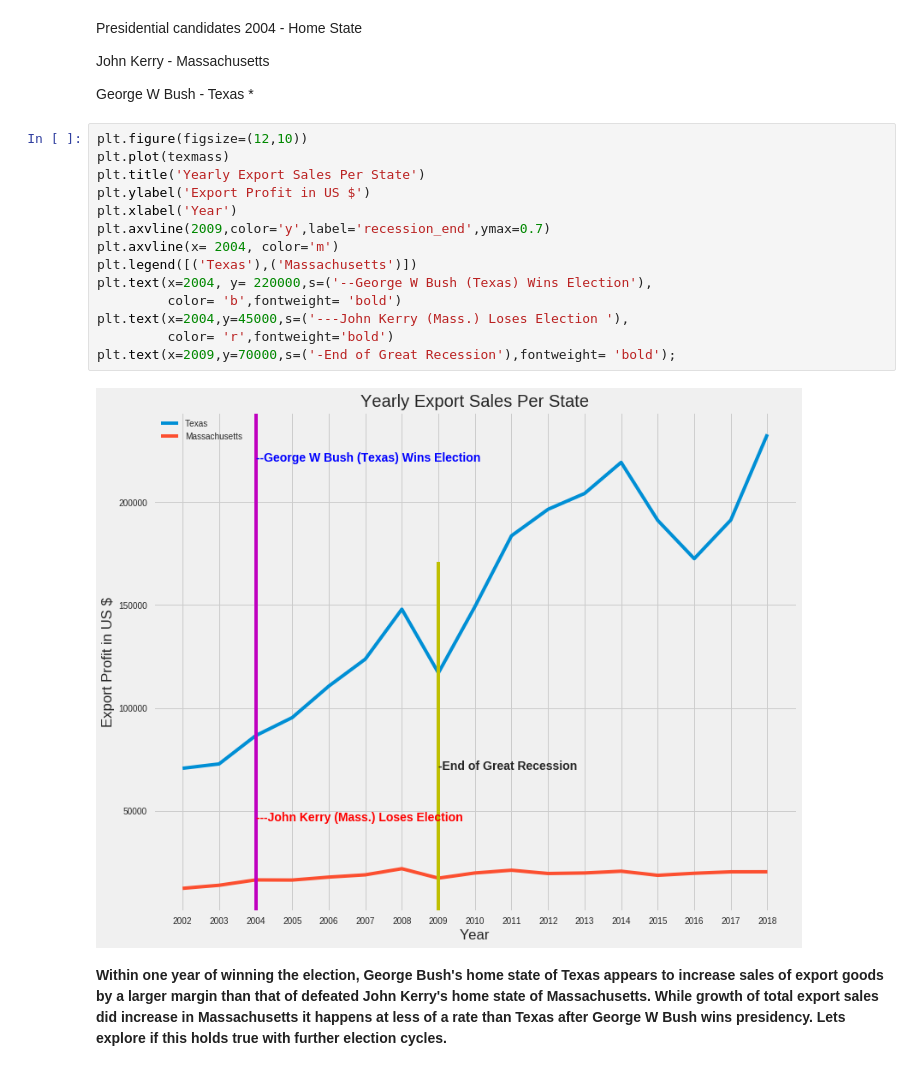
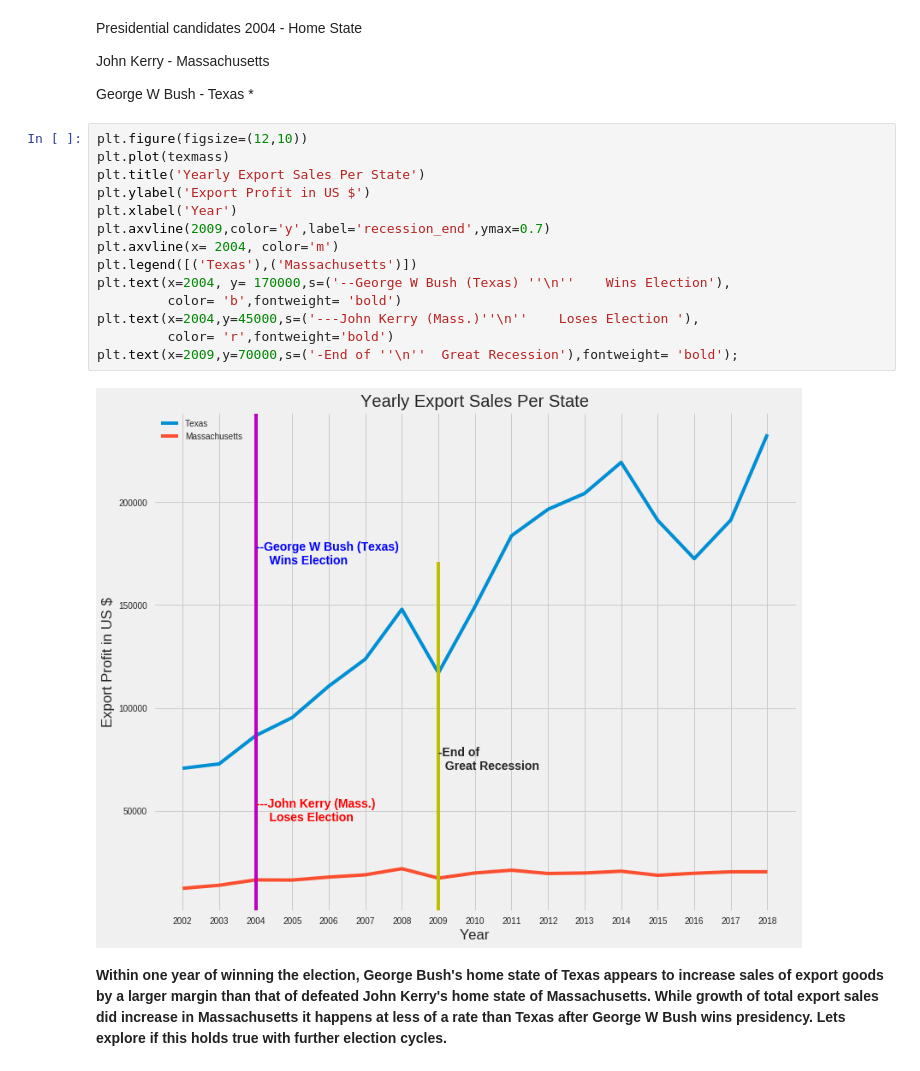
Before and after one commit to Dpgofast/Lambda-projects, a Jupyter notebook: Storytelling_project_E&E.ipynb, the cells around one changed output. Saved outputs shown, nothing was run; the diff lists cells and outputs as text.

```diff
--- a/Storytelling_project_E&E.ipynb
+++ b/Storytelling_project_E&E.ipynb
@@ -242,19 +285,19 @@ George W Bush - Texas *
 # %%
 plt.figure(figsize=(12,10))
 plt.plot(texmass)
 plt.title('Yearly Export Sales Per State')
 plt.ylabel('Export Profit in US $')
 plt.xlabel('Year')
 plt.axvline(2009,color='y',label='recession_end',ymax=0.7)
 plt.axvline(x= 2004, color='m')
 plt.legend([('Texas'),('Massachusetts')])
-plt.text(x=2004, y= 220000,s=('--George W Bush (Texas) Wins Election'),
+plt.text(x=2004, y= 170000,s=('--George W Bush (Texas) ''\n''    Wins Election'),
          color= 'b',fontweight= 'bold')
-plt.text(x=2004,y=45000,s=('---John Kerry (Mass.) Loses Election '),
+plt.text(x=2004,y=45000,s=('---John Kerry (Mass.)''\n''    Loses Election '),
          color= 'r',fontweight='bold')
-plt.text(x=2009,y=70000,s=('-End of Great Recession'),fontweight= 'bold');
+plt.text(x=2009,y=70000,s=('-End of ''\n''  Great Recession'),fontweight= 'bold');
 # %% [output]
-[figure, old version]
+[figure, new version]
 # %% [markdown]
 **Within one year of winning the election, George Bush's home state of Texas appears to increase sales of export goods by a larger margin than that of defeated John Kerry's home state of Massachusetts. While growth of total export sales did increase in Massachusetts it happens at less of a rate than Texas after George W Bush wins presidency. Lets explore if this holds true with further election cycles.**
 # %% [markdown]
```
Also changed, not shown: parts of 51 cells of this notebook.
